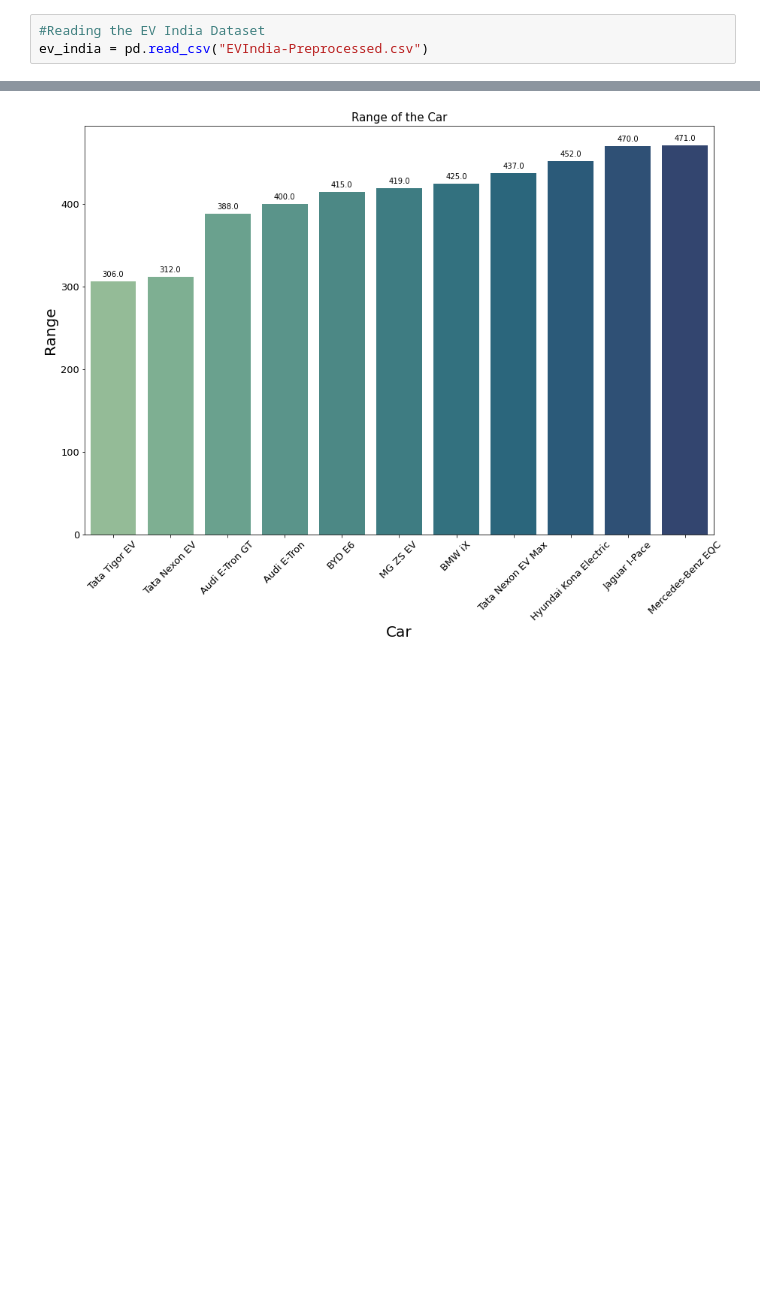
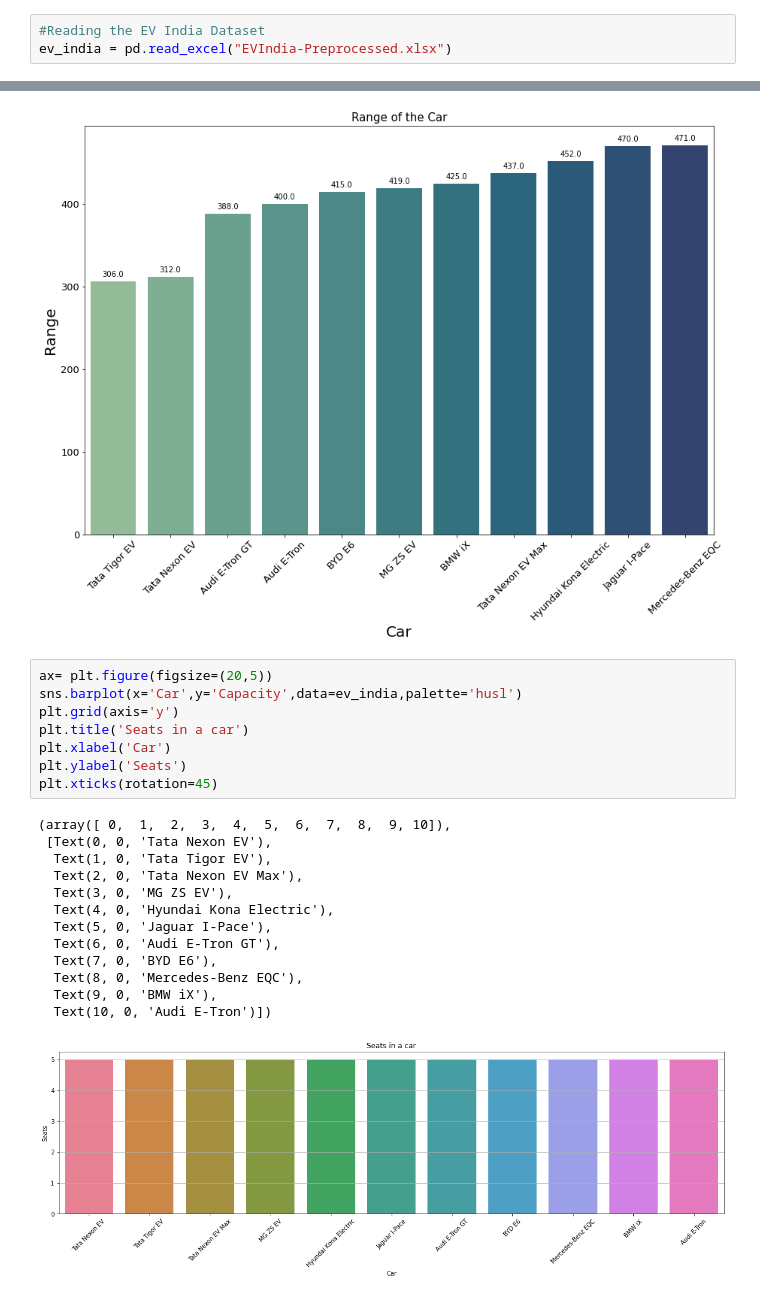
Before and after one commit to hamzaziizzz/EV-Market-Analysis, a Jupyter notebook: Data Visualization on EV India.ipynb, the cells around one changed output, grey strips where cells are left out. Cells and saved outputs as stored; diff of their text form; blank space fills up the shorter version.

```diff
--- a/Data Visualization on EV India.ipynb
+++ b/Data Visualization on EV India.ipynb
@@ -108,7 +133,7 @@ plt.show()
 ## Data Visualization of Electric Vehicle in India
 # %%
 #Reading the EV India Dataset
-ev_india = pd.read_csv("EVIndia-Preprocessed.csv")
+ev_india = pd.read_excel("EVIndia-Preprocessed.xlsx")
 # %%
 ev_india.head()
 # %% [output]
@@ -170,3 +195,25 @@ plt.title ("Range of the Car" , size=15)
 plt.show()
 # %% [output]
 [figure]
+# %%
+ax= plt.figure(figsize=(20,5))
+sns.barplot(x='Car',y='Capacity',data=ev_india,palette='husl')
+plt.grid(axis='y')
+plt.title('Seats in a car')
+plt.xlabel('Car')
+plt.ylabel('Seats')
+plt.xticks(rotation=45)
+# %% [output]
+(array([ 0,  1,  2,  3,  4,  5,  6,  7,  8,  9, 10]),
+ [Text(0, 0, 'Tata Nexon EV'),
+  Text(1, 0, 'Tata Tigor EV'),
+  Text(2, 0, 'Tata Nexon EV Max'),
+  Text(3, 0, 'MG ZS EV'),
+  Text(4, 0, 'Hyundai Kona Electric'),
+  Text(5, 0, 'Jaguar I-Pace'),
+  Text(6, 0, 'Audi E-Tron GT'),
+  Text(7, 0, 'BYD E6'),
+  Text(8, 0, 'Mercedes-Benz EQC'),
+  Text(9, 0, 'BMW iX'),
+  Text(10, 0, 'Audi E-Tron')])
+[figure, added]
```
Also changed, not shown: parts of 9 cells of this notebook, 3 other files.
